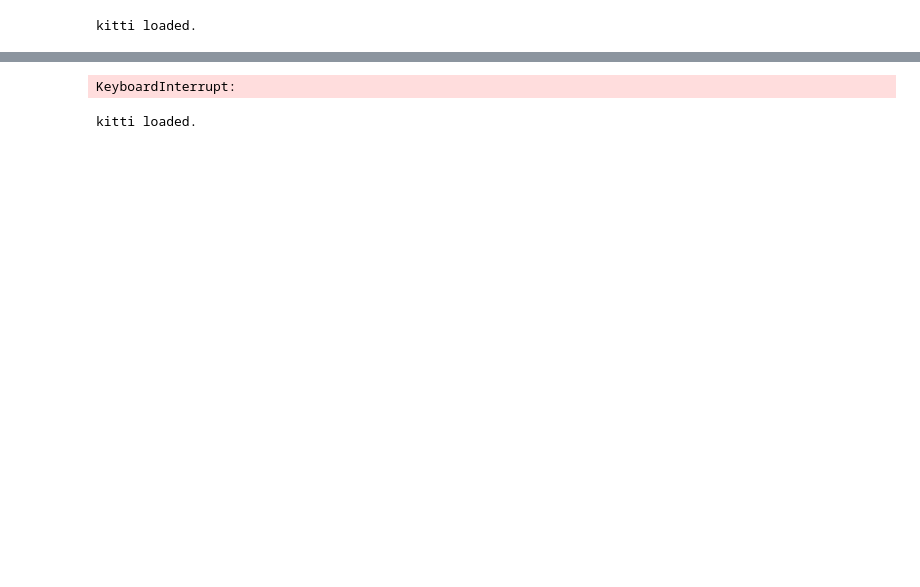
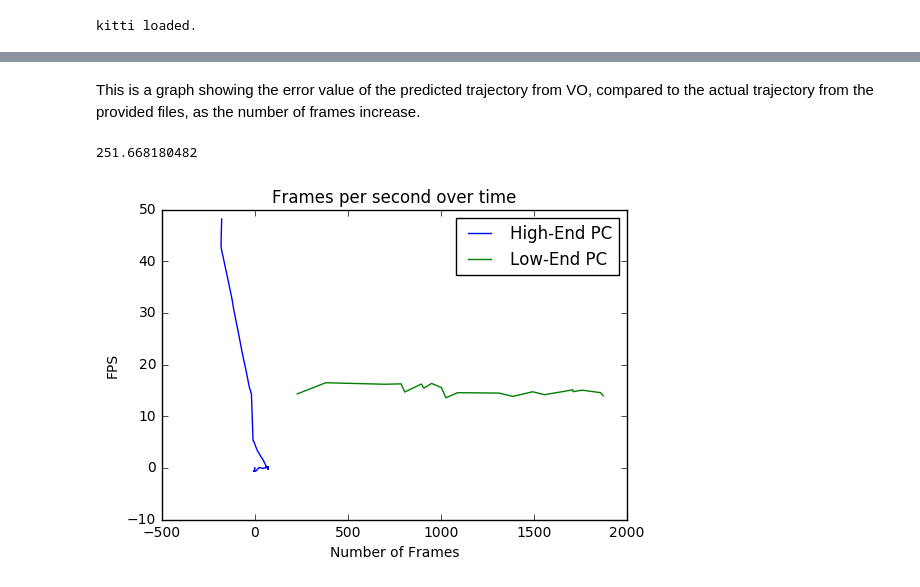
Before and after one commit to zarev/Visual-Odometry, a Jupyter notebook: V_O.ipynb, the cells around one changed output, grey strips where cells are left out. Saved outputs shown, nothing was run; the diff lists cells and outputs as text; code cells hidden in the pictures; blank space fills up the shorter version.

```diff
--- a/V_O.ipynb
+++ b/V_O.ipynb
@@ -116,3 +175,32 @@ plt.show()
+# %% [markdown]
+This is a graph showing the error value of the predicted trajectory from VO, compared to the actual trajectory from the provided files, as the number of frames increase.
+# %%
+import matplotlib.pyplot as plt
+from sklearn.metrics import mean_squared_error
+
+#copying the lists from the VO method at the top
+pred = np.copy(predicted)
+act = np.copy(actual)
+error = mean_squared_error(pred,act)
+print error
+
+x_pred = [x[0] for x in pred]
+y_pred = [x[1] for x in pred]
+
+x_act = [x[0] for x in act]
+y_act = [x[1] for x in act]
+
+#plotting the graph to visualise the lists
+plt.plot(x_pred,y_pred,label='High-End PC')
+plt.plot(x_low,y_low,label='Low-End PC')
+plt.xlabel('Number of Frames')
+plt.ylabel('FPS')
+plt.title('Frames per second over time')
+plt.legend()
+plt.show()
+# %% [output]
+251.668180482
+[figure, added]
 # %%
 vo = VisualOdometry(cam, poses_dir)
 
@@ -121,7 +209,7 @@ vo = VisualOdometry(cam, poses_dir)
 traj = np.zeros((600,600,3), dtype=np.uint8)
 
 #drawing trajectories for each frame
-for img_id in range(5*500):
+for img_id in range(500):
     img = cv2.imread(img_dir+str(img_id).zfill(6)+'.png', 0)
 
     vo.update(img, img_id)
@@ -156,19 +244,3 @@ for img_id in range(5*500):
 cv2.imwrite('map.png', traj)
 cv2.destroyAllWindows()
 cv2.waitKey(1)
-# %% [output]
-KeyboardInterrupt:
-# %%
-################################KITTI Dataset################################
-
-#adapted from https://github.com/uoip/monoVO-python
-%run pinhole_camera.py
-
-##kitti setup
-poses_dir = 'dataset/poses/00.txt' #for ground truth
-img_dir = 'dataset/sequences/00/image_0/'
-cam = PinholeCamera(1241.0, 376.0, 718.8560, 718.8560, 607.1928, 185.2157)
-with open(poses_dir) as f: poses = f.readlines()#poses
-print "kitti loaded."
-# %% [output]
-kitti loaded.
```
Also changed, not shown: parts of 12 cells of this notebook.
